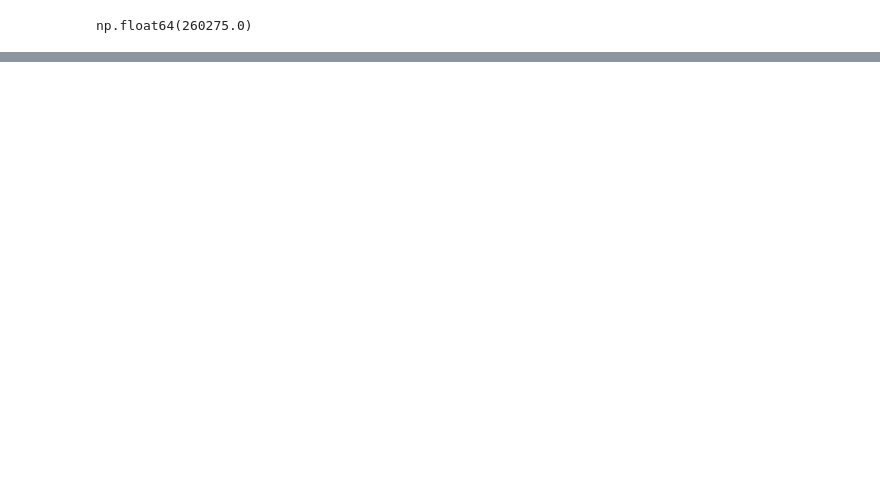
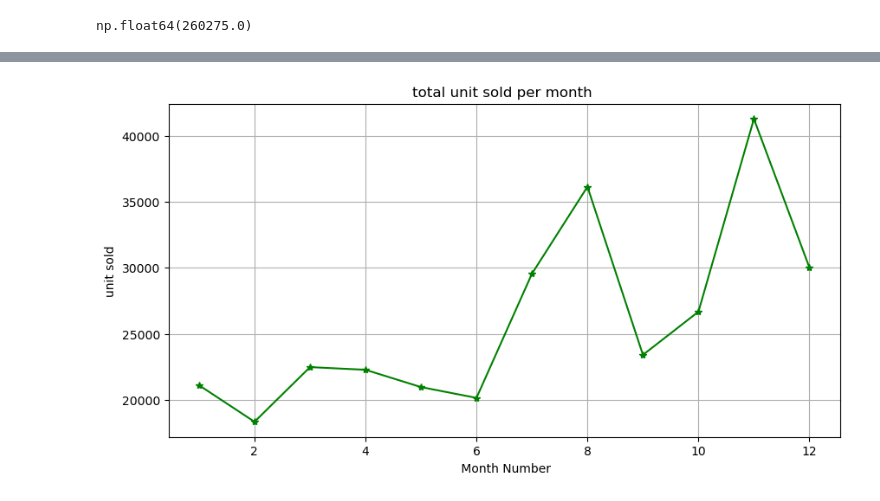
Before and after one commit to Akashyadav-codes/IBM_Skill_Programs, a Jupyter notebook: IBM_training.ipynb, the cells around one changed output, grey strips where cells are left out. Cells and saved outputs as stored; diff of their text form; code cells hidden in the pictures; blank space fills up the shorter version.

```diff
--- a/IBM_training.ipynb
+++ b/IBM_training.ipynb
@@ -620,0 +619,8 @@ np.float64(260275.0)
+# %%
+#sales trades over the month
+import matplotlib.pyplot as plt
+
+monthly_unit=df.groupby("Month_Number")["Total_Units"].sum()
+print("Sales trade over the month:")
+print(monthly_unit)
+monthly_profi
@@ -620,0 +645,10 @@ np.float64(260275.0)
+# %%
+plt.figure(figsize=(10,5))
+plt.plot(monthly_unit.index,monthly_unit.values,marker="*",color="green")
+plt.title("total unit sold per month ")
+plt.xlabel(" Month Number")
+plt.ylabel("unit sold")
+plt.grid(True)
+plt.show()
+# %% [output]
+[figure, added]
```
Also changed, not shown: parts of 7 cells of this notebook.
